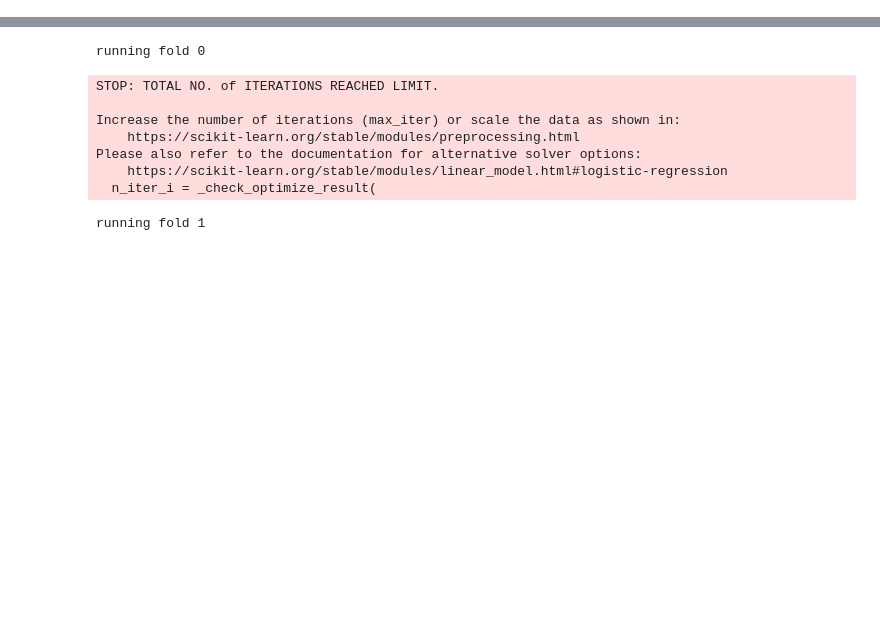
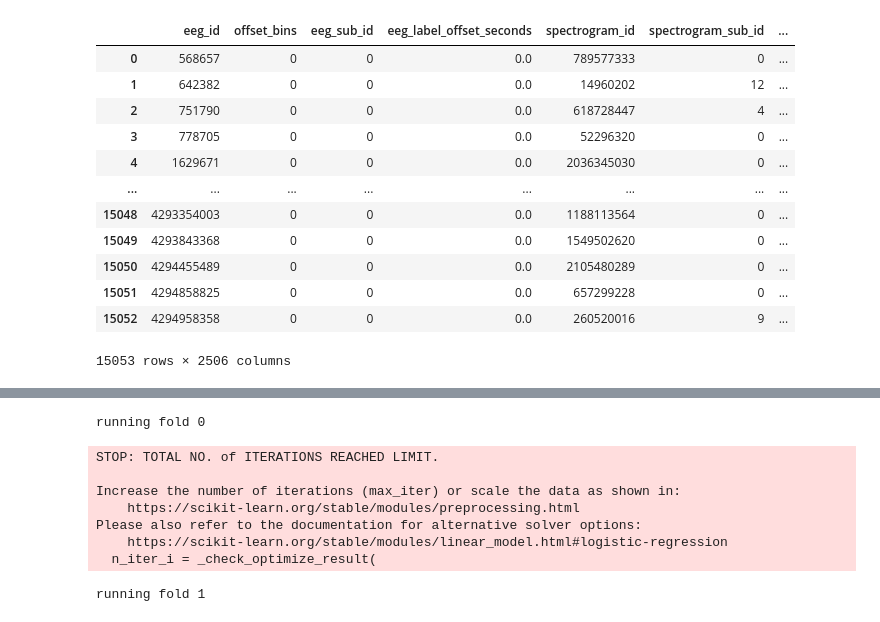
Before and after one commit to limac246/brainActivity2024, a Jupyter notebook: scripts/new_modeling_baseline_bayes_logistic.ipynb, the cells around one changed output, grey strips where cells are left out. Drawn from its saved outputs; the diff is of its cells as text; code cells hidden in the pictures; blank space fills up the shorter version.

```diff
--- a/scripts/new_modeling_baseline_bayes_logistic.ipynb
+++ b/scripts/new_modeling_baseline_bayes_logistic.ipynb
@@ -28,3 +26,19 @@ def kl_divergence(solution: np.ndarray, submission: np.ndarray, epsilon: float=1
+# %%
+pd.read_parquet('features_folder/unique_eegid/train_unique_eegid_mrgd_votes_feats_from_eeg_to_spec.parquet').iloc[:,:-7]
+# %% [output]
+|  | eeg_id | offset_bins | eeg_sub_id | eeg_label_offset_seconds | spectrogram_id | spectrogram_sub_id | ... |
+| 0 | 568657 | 0 | 0 | 0.0 | 789577333 | 0 | ... |
+| 1 | 642382 | 0 | 0 | 0.0 | 14960202 | 12 | ... |
+| 2 | 751790 | 0 | 0 | 0.0 | 618728447 | 4 | ... |
+| 3 | 778705 | 0 | 0 | 0.0 | 52296320 | 0 | ... |
+| 4 | 1629671 | 0 | 0 | 0.0 | 2036345030 | 0 | ... |
+| ... | ... | ... | ... | ... | ... | ... | ... |
+| 15048 | 4293354003 | 0 | 0 | 0.0 | 1188113564 | 0 | ... |
+| 15049 | 4293843368 | 0 | 0 | 0.0 | 1549502620 | 0 | ... |
+| 15050 | 4294455489 | 0 | 0 | 0.0 | 2105480289 | 0 | ... |
+| 15051 | 4294858825 | 0 | 0 | 0.0 | 657299228 | 0 | ... |
+| 15052 | 4294958358 | 0 | 0 | 0.0 | 260520016 | 9 | ... |
+15053 rows × 2506 columns
 # %%
 #the train dataframe with minimal filtering and no features
 df=pd.read_csv('train_final_less_filtering.csv')
```
Also changed, not shown: parts of 9 cells of this notebook, 8 other files.
